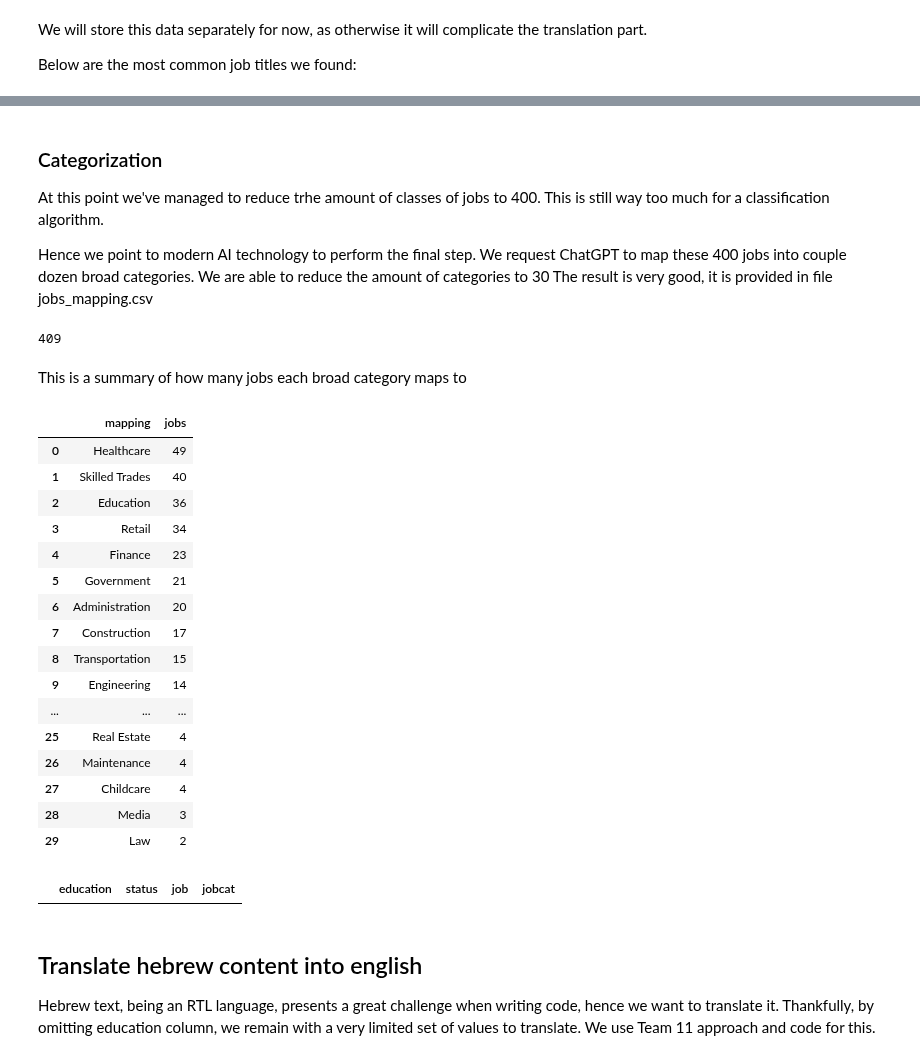
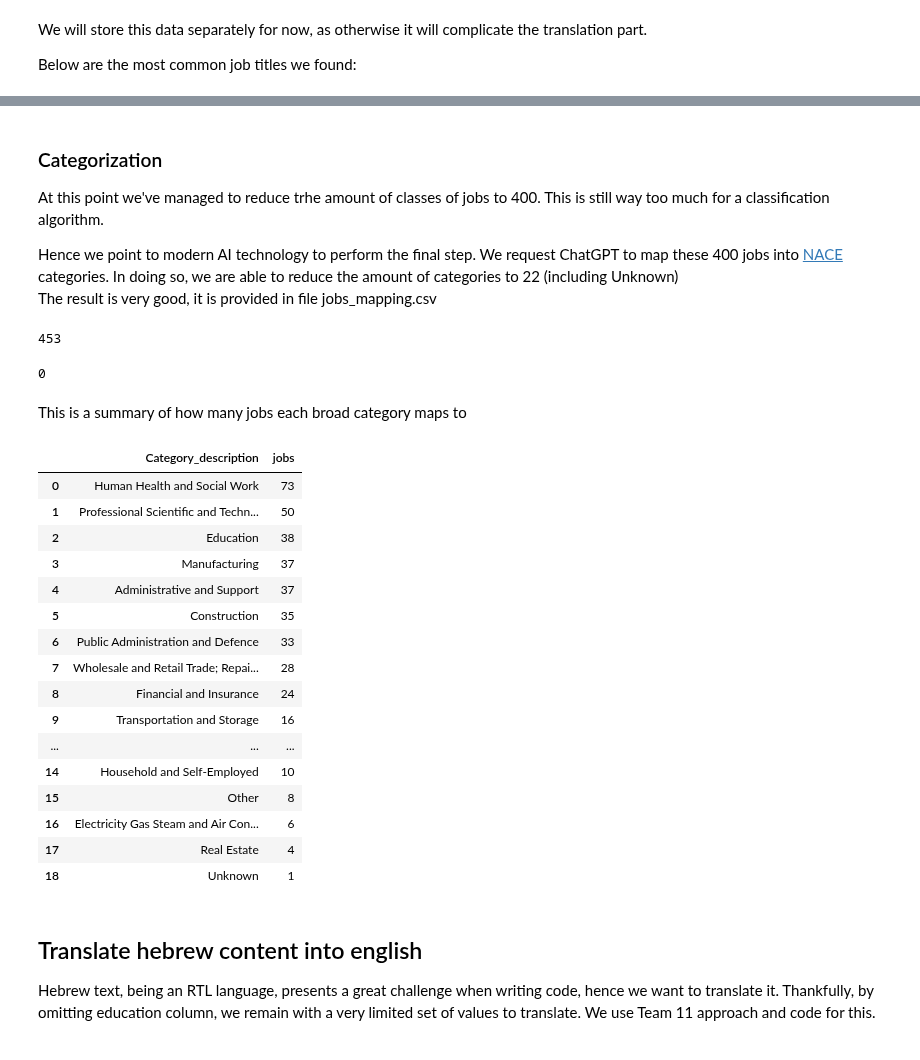
Before and after one commit to RyanWri/data-science2-lab-final-project, a Jupyter notebook: src/team_4/Task4.ipynb, the cells around one changed output, grey strips where cells are left out. Drawn from its saved outputs; the diff is of its cells as text; code cells hidden in the pictures.

Commit message:
Update task 4 to NACE categories

```diff
--- a/src/team_4/Task4.ipynb
+++ b/src/team_4/Task4.ipynb
@@ -418,7 +408,7 @@ At this point we've managed to reduce trhe amount of classes of jobs to 400.
 This is still way too much for a classification algorithm.
 
 Hence we point to modern AI technology to perform the final step.
-We request ChatGPT to map these 400 jobs into couple dozen broad categories.
-We are able to reduce the amount of categories to 30
+We request ChatGPT to map these 400 jobs into [NACE](https://en.wikipedia.org/wiki/Statistical_Classification_of_Economic_Activities_in_the_European_Community) categories.
+In doing so, we are able to reduce the amount of categories to 22 (including Unknown)
 The result is very good, it is provided in file jobs_mapping.csv
 # %%
@@ -426,46 +416,46 @@ jm = pd.read_csv("jobs_mapping.csv") #, na_filter='NaN' )
 # %%
 # inject mapping for empty value
-e = pd.DataFrame({"token": [""], "mapping": ["Unknown"]}, index=[len(jm)])
+e = pd.DataFrame({"job": [""],"NACE_category":["X"],  "Category_description": ["Unknown"]}, index=[len(jm)])
 jm = pd.concat([jm,e],axis=0)
+jm.job = jm.job.str.strip()
 # %%
-# validate that all the mappings exist in edu_data
-my = set(edu_data.job.values)
-
-test = [a for a in jm.token.values if a in my]
-
+# validate that all the values in edu_data exist in mappings
+alljobs = set(jm.job.values)
+print(jm.job.nunique())
+test = [a for a in edu_data.title.unique() if a not in alljobs]
 len(test)
 # %% [output]
-409
+453
+0
 # %% [markdown]
 This is a summary of how many jobs each broad category maps to
 # %%
 from pandasql import  sqldf
 q = """
-select mapping, count(token) as jobs
+select Category_description, count(job) as jobs
 from jm
-group by mapping
+group by Category_description
 order by jobs desc
-
 """
 wat = sqldf(q)
 wat
 #print("\n".join(wat.mapping))
 # %% [output]
-|  | mapping | jobs |
-| 0 | Healthcare | 49 |
-| 1 | Skilled Trades | 40 |
-| 2 | Education | 36 |
-| 3 | Retail | 34 |
-| 4 | Finance | 23 |
-| 5 | Government | 21 |
-| 6 | Administration | 20 |
-| 7 | Construction | 17 |
-| 8 | Transportation | 15 |
-| 9 | Engineering | 14 |
+|  | Category_description | jobs |
+| 0 | Human Health and Social Work | 73 |
+| 1 | Professional Scientific and Techn... | 50 |
+| 2 | Education | 38 |
+| 3 | Manufacturing | 37 |
+| 4 | Administrative and Support | 37 |
+| 5 | Construction | 35 |
+| 6 | Public Administration and Defence | 33 |
+| 7 | Wholesale and Retail Trade; Repai... | 28 |
+| 8 | Financial and Insurance | 24 |
+| 9 | Transportation and Storage | 16 |
 | ... | ... | ... |
-| 25 | Real Estate | 4 |
-| 26 | Maintenance | 4 |
-| 27 | Childcare | 4 |
-| 28 | Media | 3 |
-| 29 | Law | 2 |
+| 14 | Household and Self-Employed | 10 |
+| 15 | Other | 8 |
+| 16 | Electricity Gas Steam and Air Con... | 6 |
+| 17 | Real Estate | 4 |
+| 18 | Unknown | 1 |
 # %%
@@ -475,7 +465,3 @@ edu_data["jobcat"] = edu_data.job.map(jmd, na_action='ignore')
-# %%
-edu_data[edu_data.jobcat.isna()]
-# %% [output]
-|  | education | status | job | jobcat |
 # %%
 #edu_data.to_excel("temp.xlsx")
 # %% [markdown]
```
Also changed, not shown: parts of 17 cells of this notebook, 3 other files.
